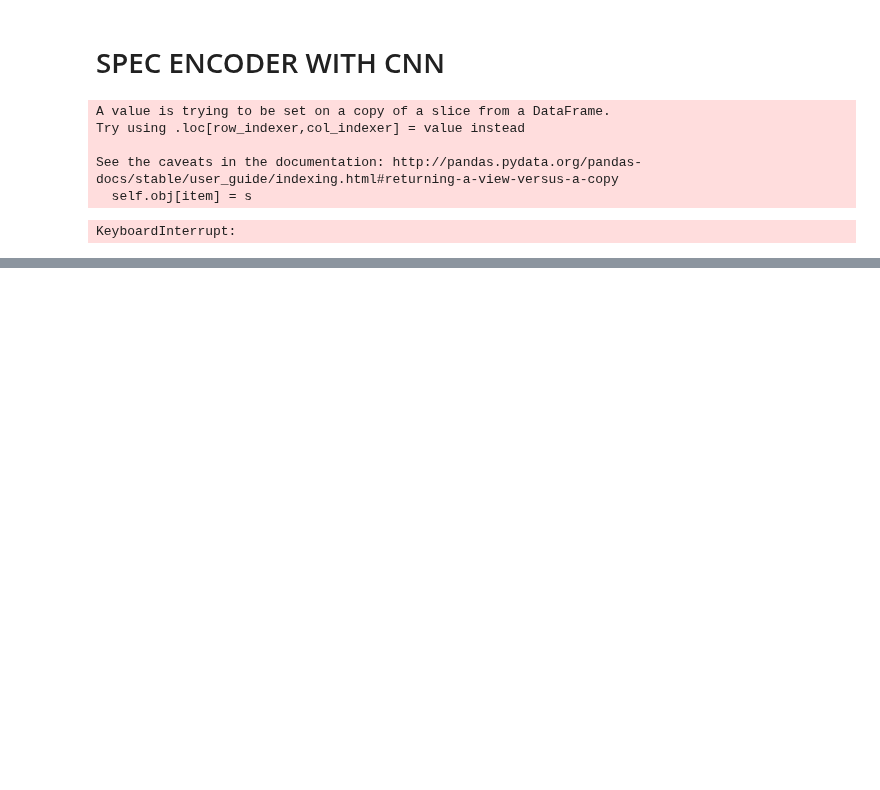
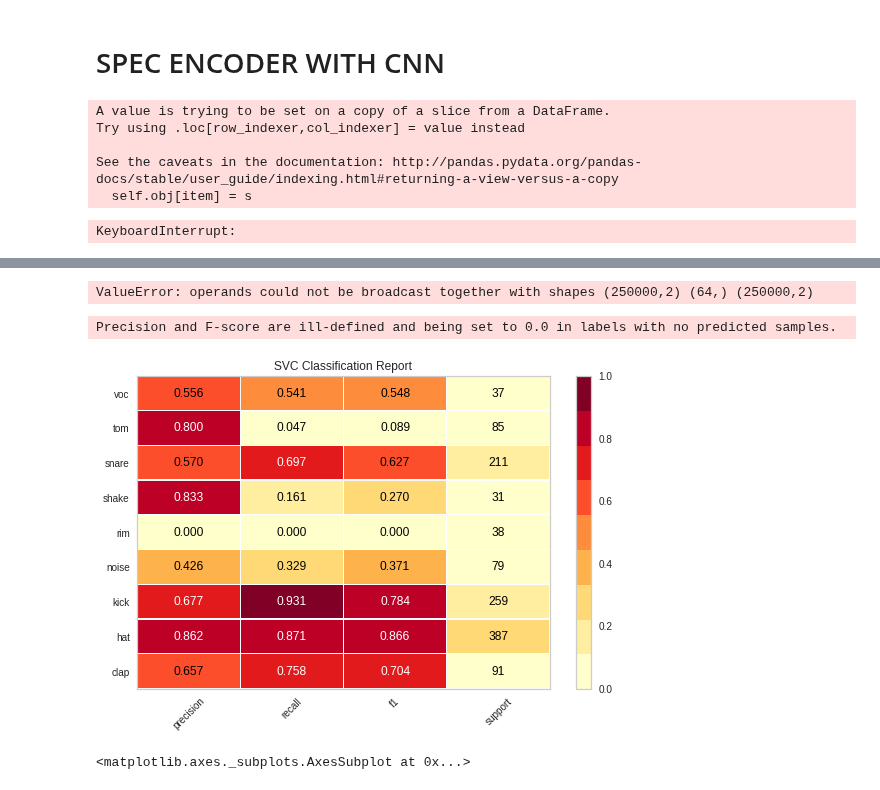
Before and after one commit to imilas/Synths_Stacks_Search, a Jupyter notebook: feature_extraction/openset_CNN.ipynb, the cells around one changed output, grey strips where cells are left out. Cells and saved outputs as stored; diff of their text form; code cells hidden in the pictures; blank space fills up the shorter version.

```diff
--- a/feature_extraction/openset_CNN.ipynb
+++ b/feature_extraction/openset_CNN.ipynb
@@ -645,0 +728,15 @@ from sklearn import svm
+# %%
+wdict=y_counts.to_dict()
+total = sum(wdict.values(), 0.0)
+class_weights = {k: (total-v) / total for k, v in wdict.items()}
+# %%
+
+classifier = make_pipeline(StandardScaler(), SVC(gamma='auto',class_weight=class_weights))
+
+X_train, X_test, y_train, y_test = train_test_split(X, y, test_size=testFraction, random_state=42,)
+
+classifier.fit(X_train, y_train,)
+y_pred = classifier.predict(X_test)
+
+print(confusion_matrix(y_test,y_pred))
+print(classification_report(le.inverse_transform(y_test),le.inverse_transform(y_pred)))
@@ -645,0 +754,45 @@ from sklearn import svm
+# %%
+import numpy as np
+import matplotlib.pyplot as plt
+from sklearn import svm
+
+xx, yy = np.meshgrid(np.linspace(-3, 3, 500),
+                     np.linspace(-3, 3, 500))
+np.random.seed(0)
+X = np.random.randn(300, 2)
+Y = np.logical_xor(X[:, 0] > 0, X[:, 1] > 0)
+
+# fit the model
+clf = svm.NuSVC(gamma='auto')
+clf.fit(X, Y)
+
+# plot the decision function for each datapoint on the grid
+Z = cl.decision_function(np.c_[xx.ravel(), yy.ravel()])
+Z = Z.reshape(xx.shape)
+
+plt.imshow(Z, interpolation='nearest',
+           extent=(xx.min(), xx.max(), yy.min(), yy.max()), aspect='auto',
+           origin='lower', cmap=plt.cm.PuOr_r)
+contours = plt.contour(xx, yy, Z, levels=[0], linewidths=2,
+                       linestyles='dashed')
+plt.scatter(X[:, 0], X[:, 1], s=30, c=Y, cmap=plt.cm.Paired,
+            edgecolors='k')
+plt.xticks(())
+plt.yticks(())
+plt.axis([-3, 3, -3, 3])
+plt.show()
+# %% [output]
+ValueError: operands could not be broadcast together with shapes (250000,2) (64,) (250000,2)
+# %%
+
+from yellowbrick.classifier import ClassificationReport
+
+visualizer = ClassificationReport(classifier,classes=le.classes_, support=True)
+
+visualizer.fit(X_train, y_train)  # Fit the visualizer and the model
+visualizer.score(X_test, y_test)  # Evaluate the model on the test data
+visualizer.poof()
+# %% [output]
+Precision and F-score are ill-defined and being set to 0.0 in labels with no predicted samples.
+[figure, added]
+<matplotlib.axes._subplots.AxesSubplot at 0x...>
```
Also changed, not shown: parts of 17 cells of this notebook, 2 other files.
